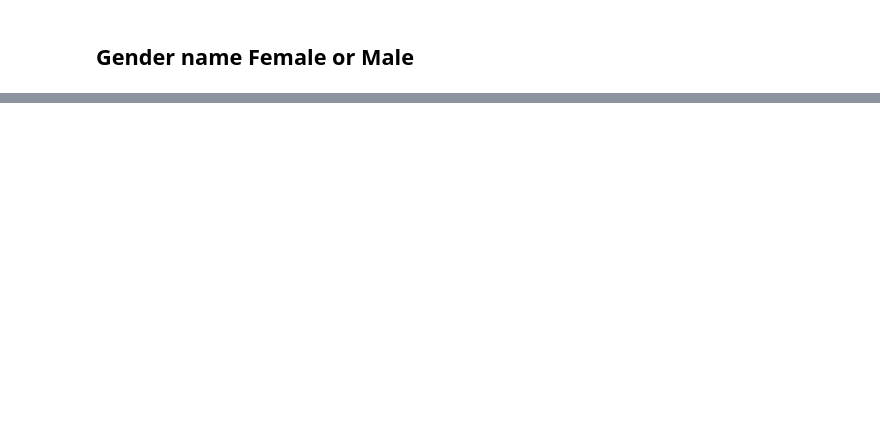
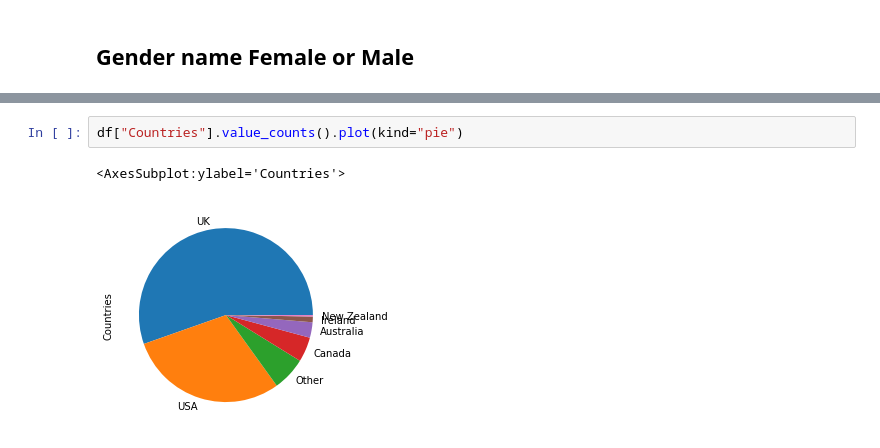
Before and after one commit to ras-000212/ESILV4-DIA-DataAnalysis-Project, a Jupyter notebook: data_analysis.ipynb, the cells around one changed output, grey strips where cells are left out. Drawn from its saved outputs; the diff is of its cells as text; blank space fills up the shorter version.

```diff
--- a/data_analysis.ipynb
+++ b/data_analysis.ipynb
@@ -144,0 +226,5 @@ ethnicities = {-0.50212: "Asian",
+# %%
+df["Countries"].value_counts().plot(kind="pie")
+# %% [output]
+<AxesSubplot:ylabel='Countries'>
+[figure, added]
```
Also changed, not shown: parts of 42 cells of this notebook.
